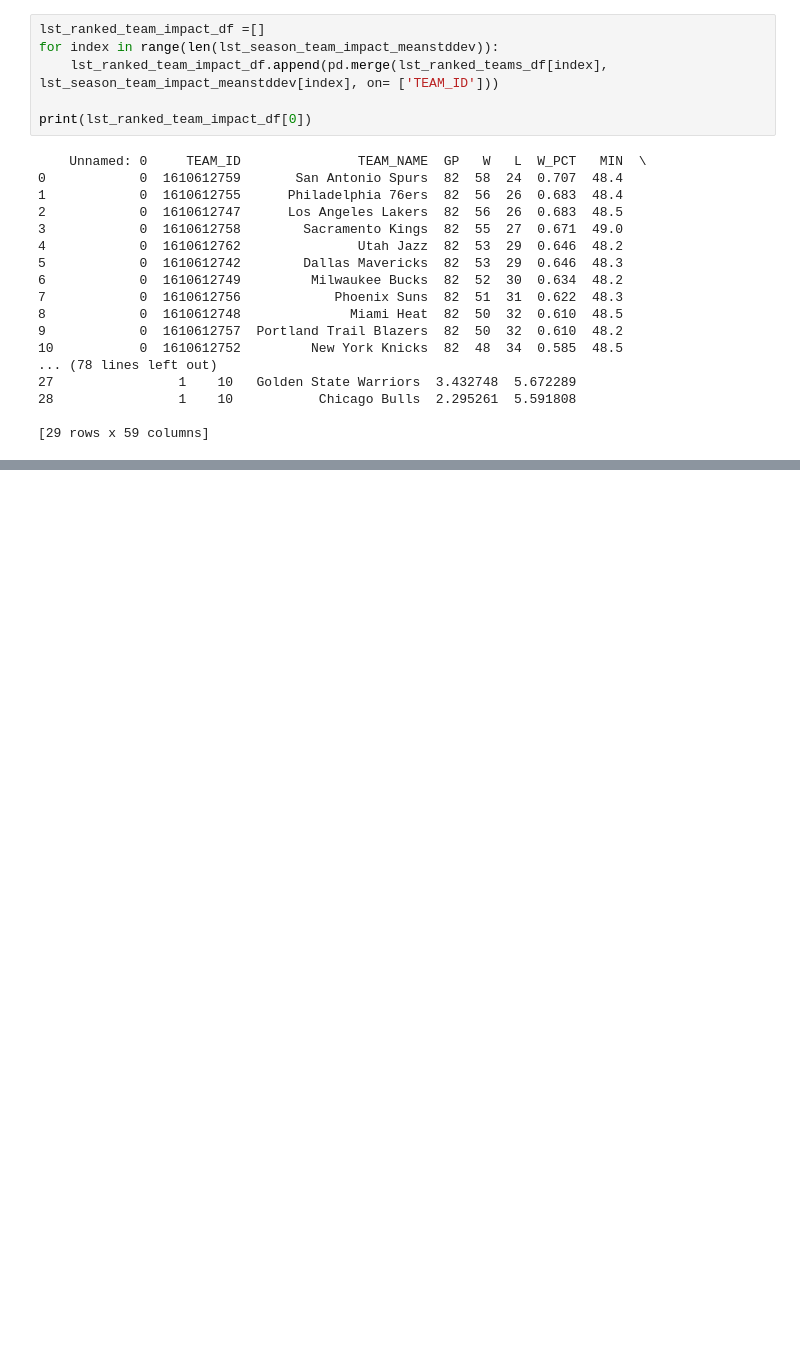
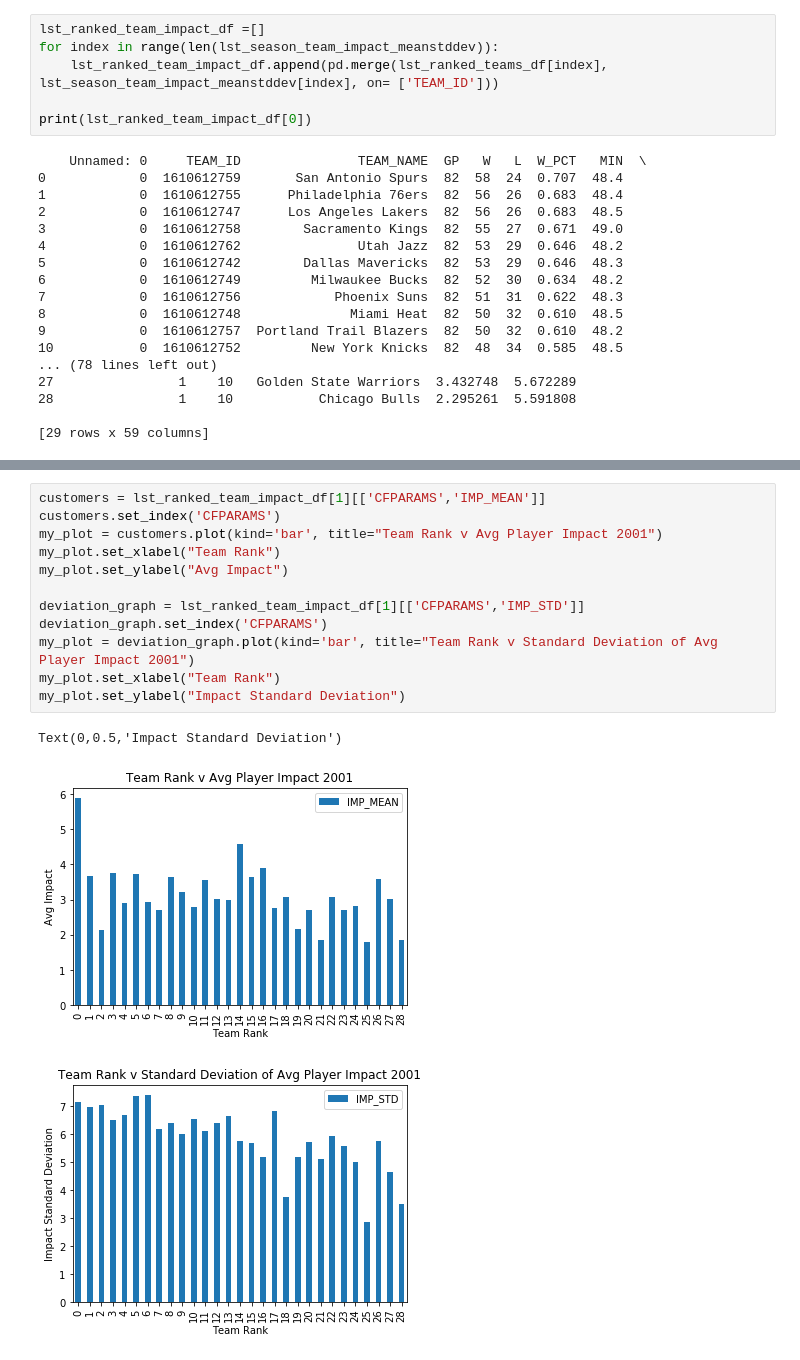
Before and after one commit to AaronWong14/Cogs108ProjectNBA, a Jupyter notebook: Impact Calculation.ipynb, the cells around one changed output, grey strips where cells are left out. Drawn from its saved outputs; the diff is of its cells as text; blank space fills up the shorter version.

```diff
--- a/Impact Calculation.ipynb
+++ b/Impact Calculation.ipynb
@@ -340,0 +321,16 @@ Text(0,0.5,'Impact Standard Deviation')
+# %%
+customers = lst_ranked_team_impact_df[1][['CFPARAMS','IMP_MEAN']]
+customers.set_index('CFPARAMS')
+my_plot = customers.plot(kind='bar', title="Team Rank v Avg Player Impact 2001")
+my_plot.set_xlabel("Team Rank")
+my_plot.set_ylabel("Avg Impact")
+
+deviation_graph = lst_ranked_team_impact_df[1][['CFPARAMS','IMP_STD']]
+deviation_graph.set_index('CFPARAMS')
+my_plot = deviation_graph.plot(kind='bar', title="Team Rank v Standard Deviation of Avg Player Impact 2001")
+my_plot.set_xlabel("Team Rank")
+my_plot.set_ylabel("Impact Standard Deviation")
+# %% [output]
+Text(0,0.5,'Impact Standard Deviation')
+[figure, added]
+[figure, added]
```
Also changed, not shown: parts of 18 cells of this notebook.
